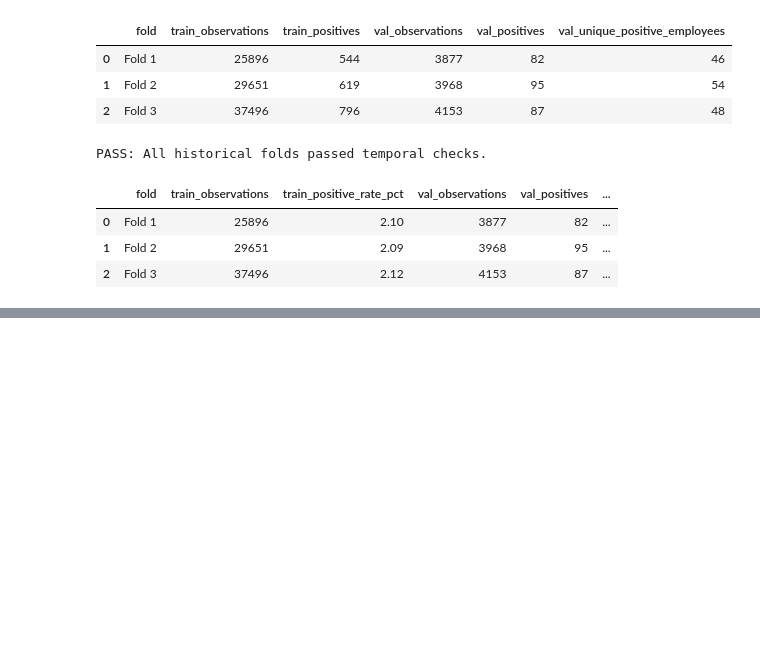
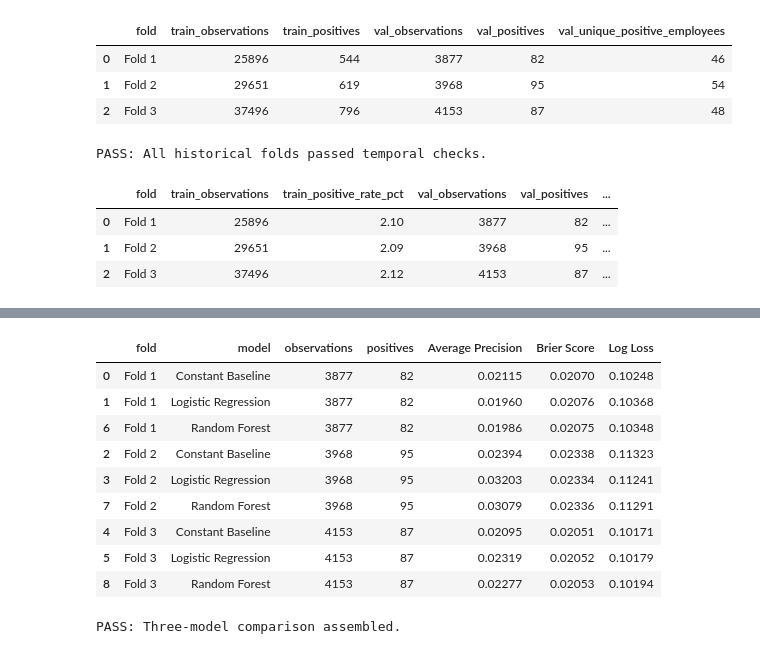
Before and after one commit to adinuansah/people-attrition-prediction, a Jupyter notebook: notebooks/01_build_attrition_labels.ipynb, the cells around one changed output, grey strips where cells are left out. Saved outputs shown, nothing was run; the diff lists cells and outputs as text; code cells hidden in the pictures; blank space fills up the shorter version.

Commit message:
Complete predictive modeling and final holdout evaluation

```diff
--- a/notebooks/01_build_attrition_labels.ipynb
+++ b/notebooks/01_build_attrition_labels.ipynb
@@ -1499,0 +2397,36 @@ display(
+# %%
+
+# Combine all model results
+
+all_model_results = pd.concat(
+    [rolling_comparison, rf_comparison],
+    ignore_index=True
+)
+
+# Check three models per fold
+assert len(all_model_results) == 9
+
+assert (
+    all_model_results.groupby("fold")["model"]
+    .nunique() == 3
+).all()
+
+display(
+    all_model_results.sort_values(
+        ["fold", "model"]
+    ).round(5)
+)
+
+print("PASS: Three-model comparison assembled.")
+# %% [output]
+|  | fold | model | observations | positives | Average Precision | Brier Score | Log Loss |
+| 0 | Fold 1 | Constant Baseline | 3877 | 82 | 0.02115 | 0.02070 | 0.10248 |
+| 1 | Fold 1 | Logistic Regression | 3877 | 82 | 0.01960 | 0.02076 | 0.10368 |
+| 6 | Fold 1 | Random Forest | 3877 | 82 | 0.01986 | 0.02075 | 0.10348 |
+| 2 | Fold 2 | Constant Baseline | 3968 | 95 | 0.02394 | 0.02338 | 0.11323 |
+| 3 | Fold 2 | Logistic Regression | 3968 | 95 | 0.03203 | 0.02334 | 0.11241 |
+| 7 | Fold 2 | Random Forest | 3968 | 95 | 0.03079 | 0.02336 | 0.11291 |
+| 4 | Fold 3 | Constant Baseline | 4153 | 87 | 0.02095 | 0.02051 | 0.10171 |
+| 5 | Fold 3 | Logistic Regression | 4153 | 87 | 0.02319 | 0.02052 | 0.10179 |
+| 8 | Fold 3 | Random Forest | 4153 | 87 | 0.02277 | 0.02053 | 0.10194 |
+PASS: Three-model comparison assembled.
```
Also changed, not shown: parts of 31 cells of this notebook.
